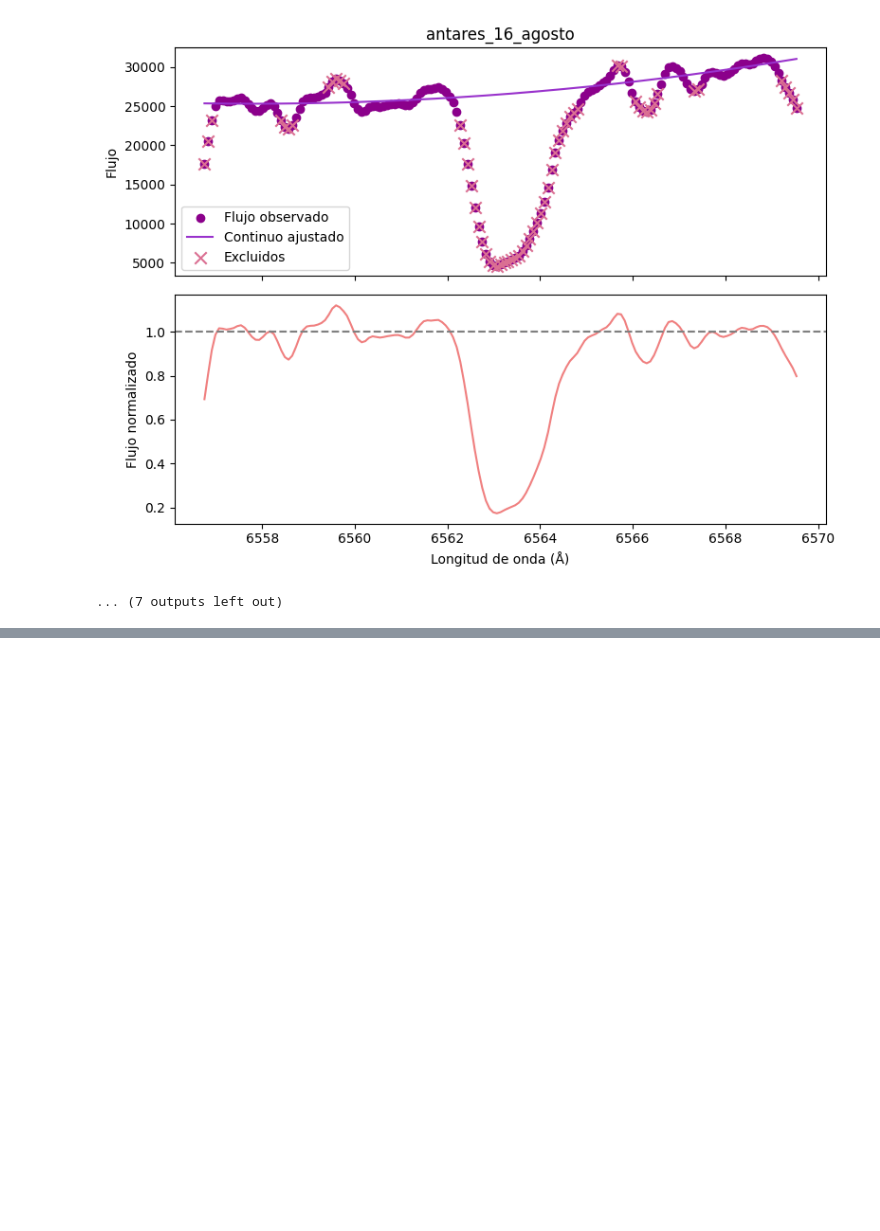
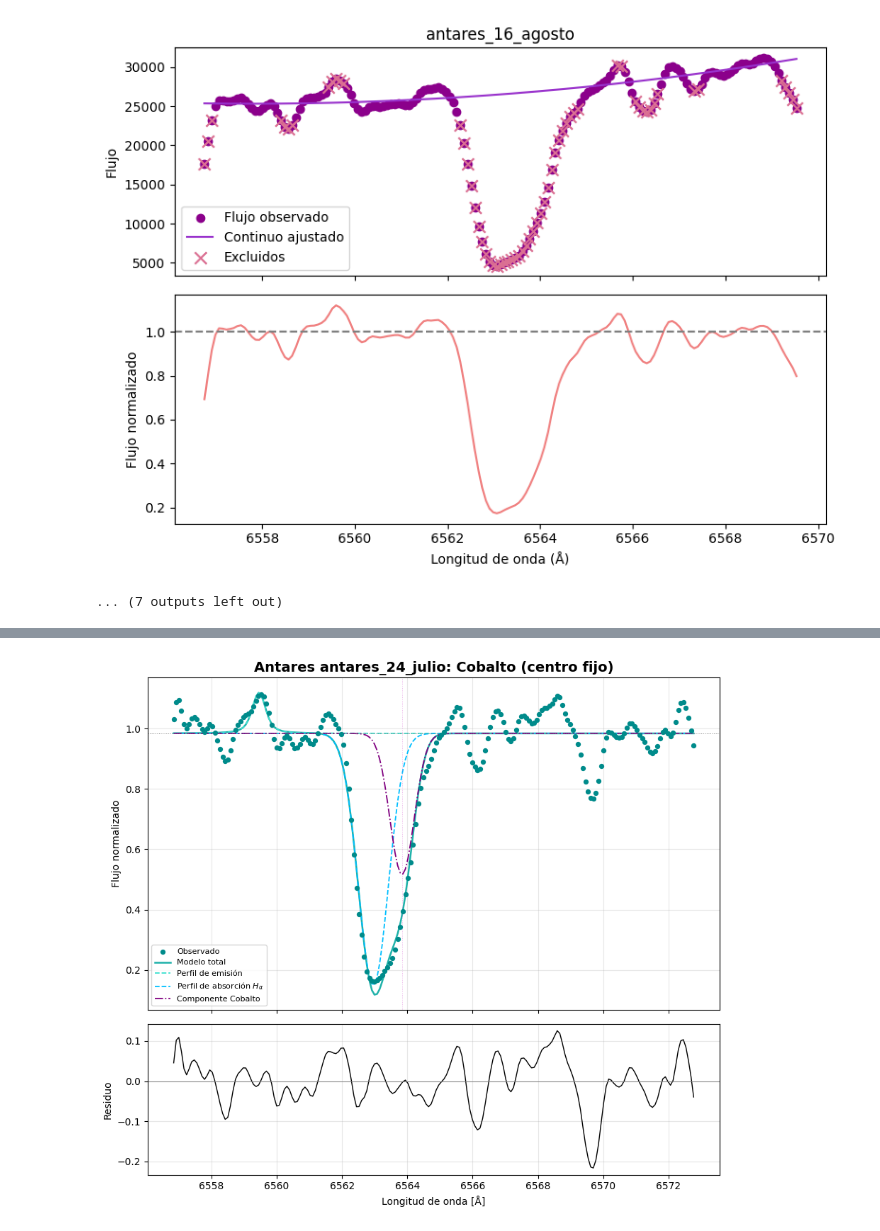
Before and after one commit to JessiDaniL/Tesis, a Jupyter notebook: Datos ESPARTACO/analisis_halpha_antares_normalizacion_2018.ipynb, the cells around one changed output, grey strips where cells are left out. Drawn from its saved outputs; the diff is of its cells as text; code cells hidden in the pictures; blank space fills up the shorter version.

Commit message:
No esta funcionando, no está tomando el perfil de emision de AH_alpha, se está moviendo mucho, Y en el centro libre no aparece la de cobalto.

```diff
--- a/Datos ESPARTACO/analisis_halpha_antares_normalizacion_2018.ipynb
+++ b/Datos ESPARTACO/analisis_halpha_antares_normalizacion_2018.ipynb
@@ -174,0 +341,19 @@ Procesando: antares_16_agosto
+# %%
+def velocidad_desde_centro_libre(fit, nombre_linea, centro_lab):
+    centro_obs = fit.params[f"{nombre_linea}_center"].value
+    centro_obs_err = fit.params[f"{nombre_linea}_center"].stderr
+    v = velocidad_desde_doppler(centro_lab, centro_obs)
+    v_err = c_kms_s * centro_obs_err / centro_lab if centro_obs_err is not None else None
+    return v, v_err
+
+def comparar_velocidades(v_ajustada, v_ajustada_err, velocidades_referencia, nombres_referencia=None):
+
+    if nombres_referencia is None:
+        nombres_referencia = [f"Referencia {i+1}" for i in range(len(velocidades_referencia))]
+
+    texto_v = f"{v_ajustada:.2f}" + (f" ± {v_ajustada_err:.2f}" if v_ajustada_err else "")
+    print(f"Velocidad óptima (ajuste, centro libre): {texto_v} km/s")
+
+    for nombre, v_ref in zip(nombres_referencia, velocidades_referencia):
+        diff = v_ajustada - v_ref
+        print(f"  vs {nombre} = {v_ref:.2f} km/s  ->  Δv = {diff:+.2f} km/s")
@@ -174,0 +417,72 @@ Procesando: antares_16_agosto
+# %%
+resultados = {}
+centro_lab_cobalto = 6563.397
+
+for nombre, datos in espectros.items():
+    meta = metadatos[nombre]
+
+    # Ajuste 1: Centro Fijo
+    lineas_fijo = [
+        {
+            "nombre": "Cobalto",
+            "centro": centro_lab_cobalto,
+            "ion": "Co I",
+            "velocidad": meta["velocidad_visible"],
+            "incertidumbre_v": meta["incertidumbre_v"],
+            "prof_ref": (0.55, 0.63),
+            "t_ref": (3500, 4250),
+        }
+    ]
+    res_fijo = fit_y_decomposicion(datos, meta["centro_aprox"], "Longitud onda", "Flujo normalizado",
+                                    lineas_metalicas=lineas_fijo, teff=3660)
+
+    # Ajuste 2: Centro Libre
+    lineas_libre = [
+        {
+            "nombre": "Cobalto",
+            "centro": centro_lab_cobalto,
+            "ion": "Co I",
+            "centro_libre": True,
+            "margen_v_libre": 60.0,
+            "prof_ref": (0.55, 0.63),
+            "t_ref": (3500, 4250),
+        }
+    ]
+    res_libre = fit_y_decomposicion(datos, meta["centro_aprox"], "Longitud onda", "Flujo normalizado",
+                                     lineas_metalicas=lineas_libre, teff=3660)
+
+    resultados[nombre] = {"fijo": res_fijo, "libre": res_libre}
+
+    # --- Comparación ---
+    v_opt, v_opt_err = velocidad_desde_centro_libre(res_libre["fit"], "Cobalto", centro_lab_cobalto)
+
+    print(f"\n{nombre}")
+    print(f"  chi2 (fijo)  = {res_fijo['fit'].chisqr:.4f}")
+    print(f"  chi2 (libre) = {res_libre['fit'].chisqr:.4f}")
+    # Construye la lista de referencias solo con las que existan para este espectro
+    refs_disponibles = []
+    nombres_disponibles = []
+
+    if meta.get("velocidad_visible") is not None:
+        refs_disponibles.append(meta["velocidad_visible"])
+        nombres_disponibles.append("Línea metálica (visible)")
+
+    if meta.get("velocidad_infrarrojo") is not None:
+        refs_disponibles.append(meta["velocidad_infrarrojo"])
+        nombres_disponibles.append("Línea metálica (infrarrojo)")
+
+    if refs_disponibles:
+        comparar_velocidades(
+            v_opt, v_opt_err,
+            velocidades_referencia=refs_disponibles,
+            nombres_referencia=nombres_disponibles,
+        )
+    else:
+        print("  (Sin velocidades de referencia disponibles para comparar)")
+
+    # --- Visualización ---
+    visualizacion_con_metalica(res_fijo, lineas_fijo, nombre,
+                                titulo=f"Antares {nombre}: Cobalto (centro fijo)")
+    visualizacion_con_metalica(res_libre, lineas_libre, nombre,
+                                titulo=f"Antares {nombre}: Cobalto (centro libre)")
+# %% [output]
@@ -174,0 +495 @@ Procesando: antares_16_agosto
+[figure, added]
```
Also changed, not shown: parts of 8 cells of this notebook.
